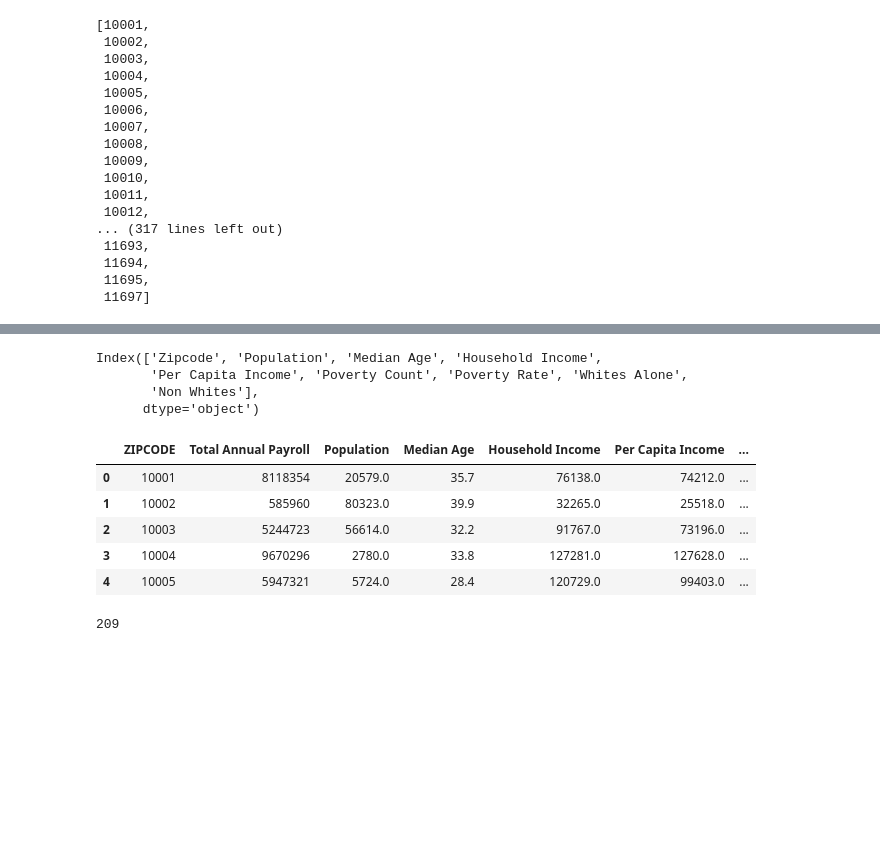
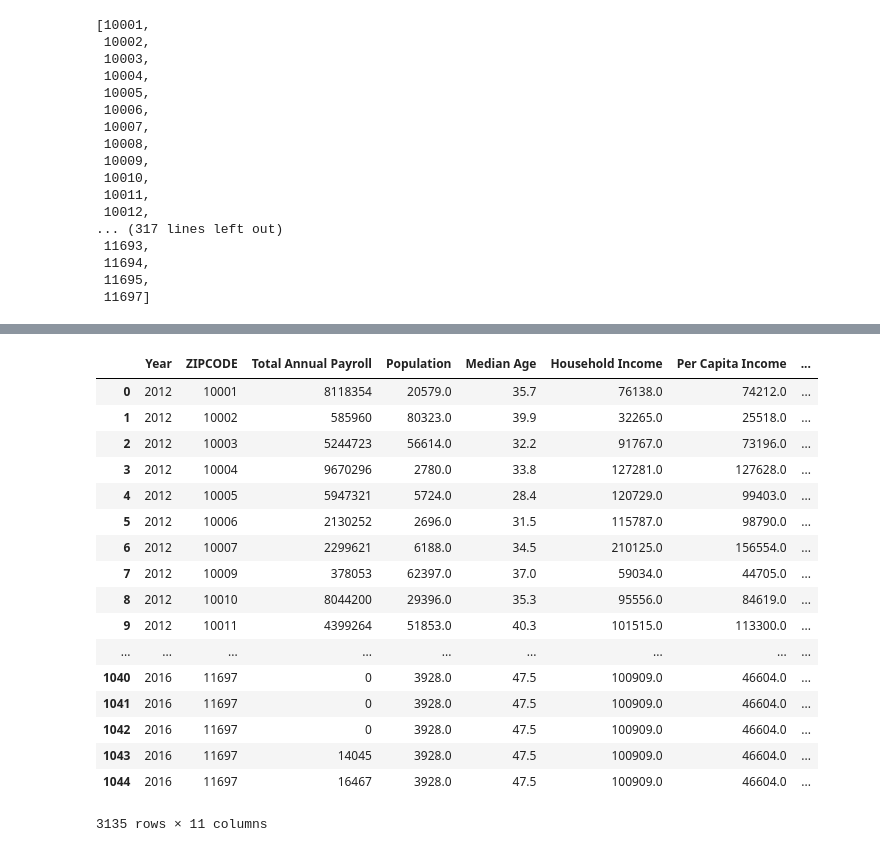
Before and after one commit to SuSu02202020/Final-Project, a Jupyter notebook: Final_Project.ipynb, the cells around one changed output, grey strips where cells are left out. Drawn from its saved outputs; the diff is of its cells as text; code cells hidden in the pictures; blank space fills up the shorter version.

Commit message:
improve the code
now able to loop thur census pulls

```diff
--- a/Final_Project.ipynb
+++ b/Final_Project.ipynb
@@ -68,29 +70,3 @@ list(zcode)
  11694,
  11695,
  11697]
-# %%
-# set up a parameters dictionary
-ZIPCODE = []
-PAYANN = []
-
-
-
-for code in zcode:
-
-    # base url
-    query_url = f"https://api.census.gov/data/2012/zbp?get=ZIPCODE,EMPSZES,PAYANN&for=zipcode:{code}&key={api_key}"
-
-    print(query_url)
-
-    #response = requests.get(base_url).json()
-
-
-    #Run requests to grab the JSON at the requested URL
-
-    response = requests.get(query_url)
-    print(response.status_code)
-
-    if response.status_code == 200:
-        jsonResponse = response.json()
-        ZIPCODE.append(jsonResponse[1][0])
-        PAYANN.append(jsonResponse[1][2])
@@ -115,4 +72,0 @@ https://api.census.gov/data/2012/zbp?get=ZIPCODE,EMPSZES,PAYANN&for=zipcode:1169
-# %%
-# create dataframe
-NewYork_payfoll_by_ZIP_df = pd.DataFrame({"ZIPCODE": ZIPCODE,"Total Annual Payroll": PAYANN})
-NewYork_payfoll_by_ZIP_df.head()
@@ -134,6 +73 @@ print(len(NewYork_payfoll_by_ZIP_df))
-# %%
-from census import Census
-from us import states
-
-c = Census(api_key, year=2012)
 # %%
@@ -187,7 +170,0 @@ census_pd.head()
-# %%
-census_pd.columns
-# %% [output]
-Index(['Zipcode', 'Population', 'Median Age', 'Household Income',
-       'Per Capita Income', 'Poverty Count', 'Poverty Rate', 'Whites Alone',
-       'Non Whites'],
-      dtype='object')
@@ -197,16 +171,21 @@ census_pd.rename(columns={'Zipcode': 'ZIPCODE'}, inplace=True)
-# %%
-# Merge two dataframes using an inner join
-merge_table = pd.merge(NewYork_payfoll_by_ZIP_df, census_pd, on=["ZIPCODE"])
-merge_table.head()
-# %% [output]
-|  | ZIPCODE | Total Annual Payroll | Population | Median Age | Household Income | Per Capita Income | ... |
-| 0 | 10001 | 8118354 | 20579.0 | 35.7 | 76138.0 | 74212.0 | ... |
-| 1 | 10002 | 585960 | 80323.0 | 39.9 | 32265.0 | 25518.0 | ... |
-| 2 | 10003 | 5244723 | 56614.0 | 32.2 | 91767.0 | 73196.0 | ... |
-| 3 | 10004 | 9670296 | 2780.0 | 33.8 | 127281.0 | 127628.0 | ... |
-| 4 | 10005 | 5947321 | 5724.0 | 28.4 | 120729.0 | 99403.0 | ... |
-# %%
-# Identify the zipcodes count after the merge
-print(len(merge_table))
-# %% [output]
-209
+# %%
+merged_df
+# %% [output]
+|  | Year | ZIPCODE | Total Annual Payroll | Population | Median Age | Household Income | Per Capita Income | ... |
+| 0 | 2012 | 10001 | 8118354 | 20579.0 | 35.7 | 76138.0 | 74212.0 | ... |
+| 1 | 2012 | 10002 | 585960 | 80323.0 | 39.9 | 32265.0 | 25518.0 | ... |
+| 2 | 2012 | 10003 | 5244723 | 56614.0 | 32.2 | 91767.0 | 73196.0 | ... |
+| 3 | 2012 | 10004 | 9670296 | 2780.0 | 33.8 | 127281.0 | 127628.0 | ... |
+| 4 | 2012 | 10005 | 5947321 | 5724.0 | 28.4 | 120729.0 | 99403.0 | ... |
+| 5 | 2012 | 10006 | 2130252 | 2696.0 | 31.5 | 115787.0 | 98790.0 | ... |
+| 6 | 2012 | 10007 | 2299621 | 6188.0 | 34.5 | 210125.0 | 156554.0 | ... |
+| 7 | 2012 | 10009 | 378053 | 62397.0 | 37.0 | 59034.0 | 44705.0 | ... |
+| 8 | 2012 | 10010 | 8044200 | 29396.0 | 35.3 | 95556.0 | 84619.0 | ... |
+| 9 | 2012 | 10011 | 4399264 | 51853.0 | 40.3 | 101515.0 | 113300.0 | ... |
+| ... | ... | ... | ... | ... | ... | ... | ... | ... |
+| 1040 | 2016 | 11697 | 0 | 3928.0 | 47.5 | 100909.0 | 46604.0 | ... |
+| 1041 | 2016 | 11697 | 0 | 3928.0 | 47.5 | 100909.0 | 46604.0 | ... |
+| 1042 | 2016 | 11697 | 0 | 3928.0 | 47.5 | 100909.0 | 46604.0 | ... |
+| 1043 | 2016 | 11697 | 14045 | 3928.0 | 47.5 | 100909.0 | 46604.0 | ... |
+| 1044 | 2016 | 11697 | 16467 | 3928.0 | 47.5 | 100909.0 | 46604.0 | ... |
+3135 rows × 11 columns
```
Also changed, not shown: parts of 12 cells of this notebook, 6 other files.
